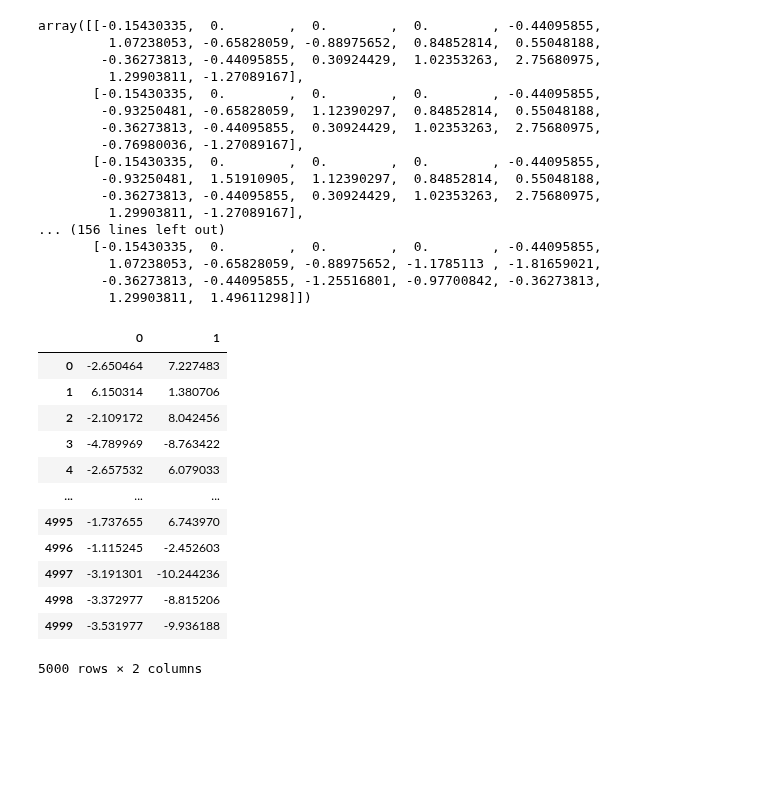
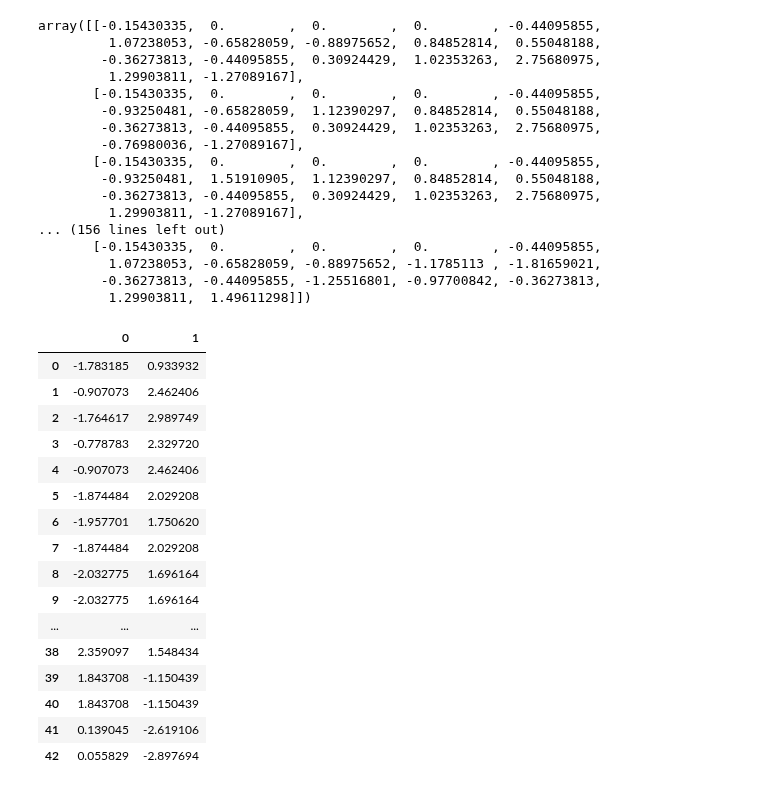
Before and after one commit to Maksimka9/clustering, a Jupyter notebook: test.ipynb, the cells around one changed output. Drawn from its saved outputs; the diff is of its cells as text; code cells hidden in the pictures; blank space fills up the shorter version.

```diff
--- a/test.ipynb
+++ b/test.ipynb
@@ -61,21 +61,28 @@ array([[-0.15430335,  0.        ,  0.        ,  0.        , -0.44095855,
          1.07238053, -0.65828059, -0.88975652, -1.1785113 , -1.81659021,
         -0.36273813, -0.44095855, -1.25516801, -0.97700842, -0.36273813,
          1.29903811,  1.49611298]])
-# %%
-# не использовать это
-x = pandas.DataFrame(test_x)
-x
-# %% [output]
-|  | 0 | 1 |
-| 0 | -2.650464 | 7.227483 |
-| 1 | 6.150314 | 1.380706 |
-| 2 | -2.109172 | 8.042456 |
-| 3 | -4.789969 | -8.763422 |
-| 4 | -2.657532 | 6.079033 |
-| ... | ... | ... |
-| 4995 | -1.737655 | 6.743970 |
-| 4996 | -1.115245 | -2.452603 |
-| 4997 | -3.191301 | -10.244236 |
-| 4998 | -3.372977 | -8.815206 |
-| 4999 | -3.531977 | -9.936188 |
-5000 rows × 2 columns
+# %%
+# Применяем PCA к кластеризованным данным
+from sklearn.decomposition import PCA
+
+reduced_df = PCA(n_components=2).fit_transform(standart_df)
+reduced_df = pd.DataFrame(reduced_df)
+reduced_df
+# %% [output]
+|  | 0 | 1 |
+| 0 | -1.783185 | 0.933932 |
+| 1 | -0.907073 | 2.462406 |
+| 2 | -1.764617 | 2.989749 |
+| 3 | -0.778783 | 2.329720 |
+| 4 | -0.907073 | 2.462406 |
+| 5 | -1.874484 | 2.029208 |
+| 6 | -1.957701 | 1.750620 |
+| 7 | -1.874484 | 2.029208 |
+| 8 | -2.032775 | 1.696164 |
+| 9 | -2.032775 | 1.696164 |
+| ... | ... | ... |
+| 38 | 2.359097 | 1.548434 |
+| 39 | 1.843708 | -1.150439 |
+| 40 | 1.843708 | -1.150439 |
+| 41 | 0.139045 | -2.619106 |
+| 42 | 0.055829 | -2.897694 |
```
Also changed, not shown: parts of 8 cells of this notebook.
